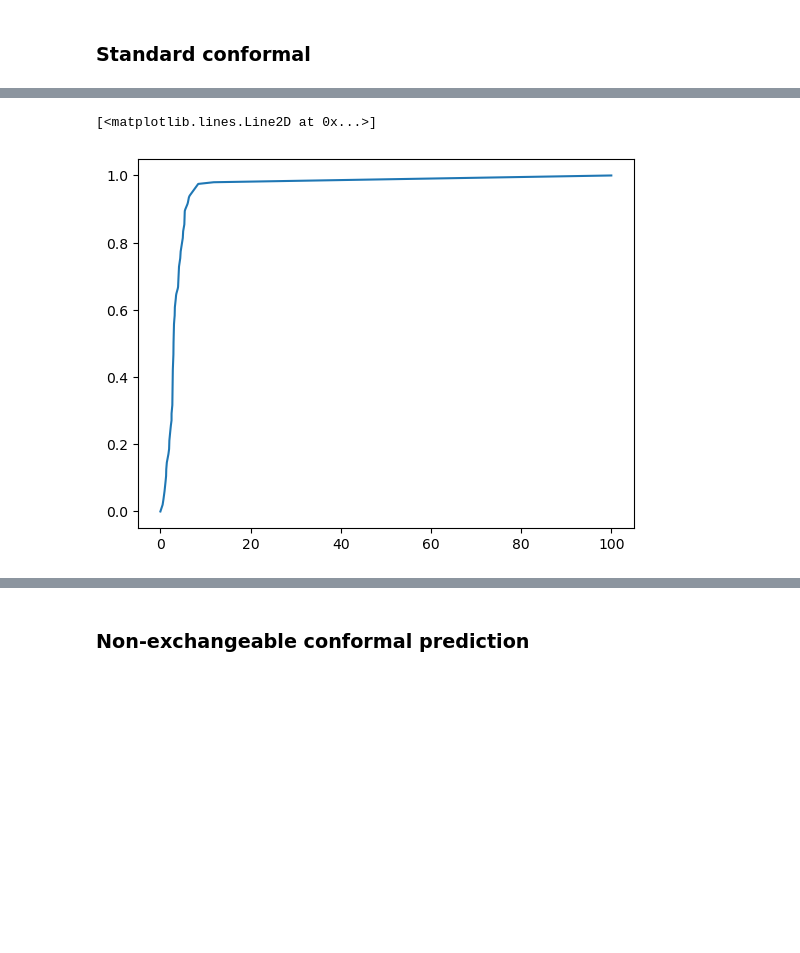
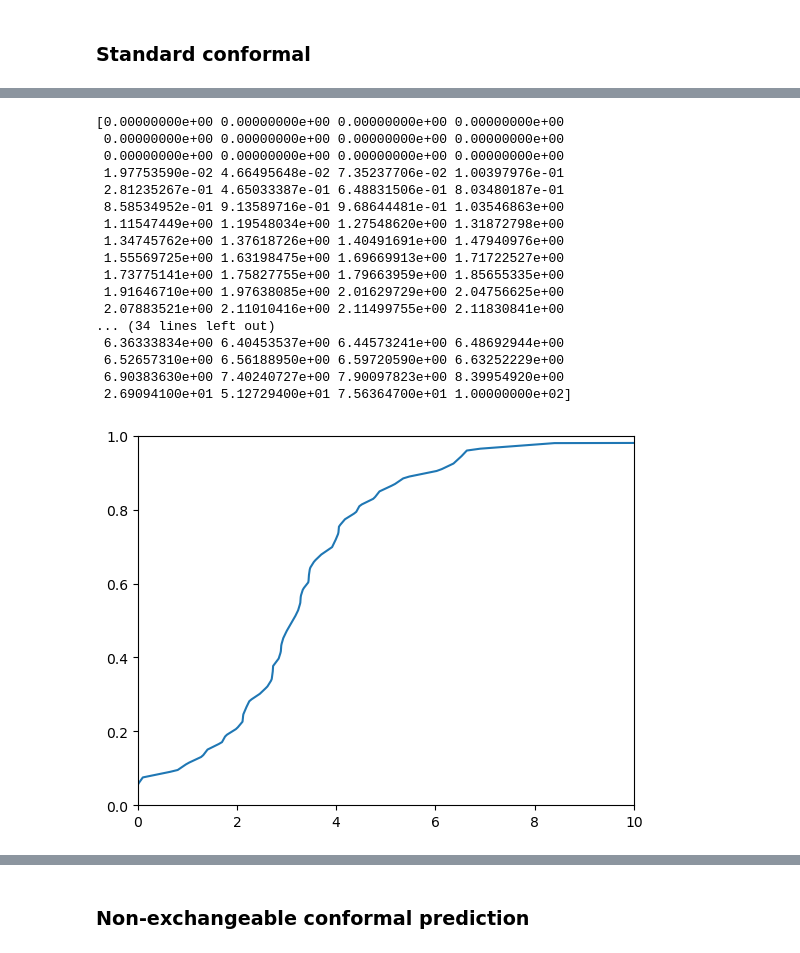
Before and after one commit to salthoff/wind-prediction-conformal, a Jupyter notebook: model_compare.ipynb, the cells around one changed output, grey strips where cells are left out. Cells and saved outputs as stored; diff of their text form; code cells hidden in the pictures; blank space fills up the shorter version.

```diff
--- a/model_compare.ipynb
+++ b/model_compare.ipynb
@@ -223,10 +200,27 @@ Text(0, 0.5, 'wind speed')
 # %%
-conf_std = Conformal_std()
+conf_std = Conformal_nex(0.99)
 conf_std.calibrate(inp_data[0],forecasts[0],measurements[0])
 pred = conf_std.predict(inp_data[1][1,:],forecasts[1][1])
 plt.plot(pred,np.linspace(0,1,len(pred)))
-#plt.axis([0,5,0,1])
+plt.axis([0,10,0,1])
+print(pred)
 # %% [output]
-[<matplotlib.lines.Line2D at 0x...>]
+[0.00000000e+00 0.00000000e+00 0.00000000e+00 0.00000000e+00
+ 0.00000000e+00 0.00000000e+00 0.00000000e+00 0.00000000e+00
+ 0.00000000e+00 0.00000000e+00 0.00000000e+00 0.00000000e+00
+ 1.97753590e-02 4.66495648e-02 7.35237706e-02 1.00397976e-01
+ 2.81235267e-01 4.65033387e-01 6.48831506e-01 8.03480187e-01
+ 8.58534952e-01 9.13589716e-01 9.68644481e-01 1.03546863e+00
+ 1.11547449e+00 1.19548034e+00 1.27548620e+00 1.31872798e+00
+ 1.34745762e+00 1.37618726e+00 1.40491691e+00 1.47940976e+00
+ 1.55569725e+00 1.63198475e+00 1.69669913e+00 1.71722527e+00
+ 1.73775141e+00 1.75827755e+00 1.79663959e+00 1.85655335e+00
+ 1.91646710e+00 1.97638085e+00 2.01629729e+00 2.04756625e+00
+ 2.07883521e+00 2.11010416e+00 2.11499755e+00 2.11830841e+00
+... (34 lines left out)
+ 6.36333834e+00 6.40453537e+00 6.44573241e+00 6.48692944e+00
+ 6.52657310e+00 6.56188950e+00 6.59720590e+00 6.63252229e+00
+ 6.90383630e+00 7.40240727e+00 7.90097823e+00 8.39954920e+00
+ 2.69094100e+01 5.12729400e+01 7.56364700e+01 1.00000000e+02]
-[figure, old version]
+[figure, new version]
 # %%
```
Also changed, not shown: parts of 26 cells of this notebook, 5 other files.
